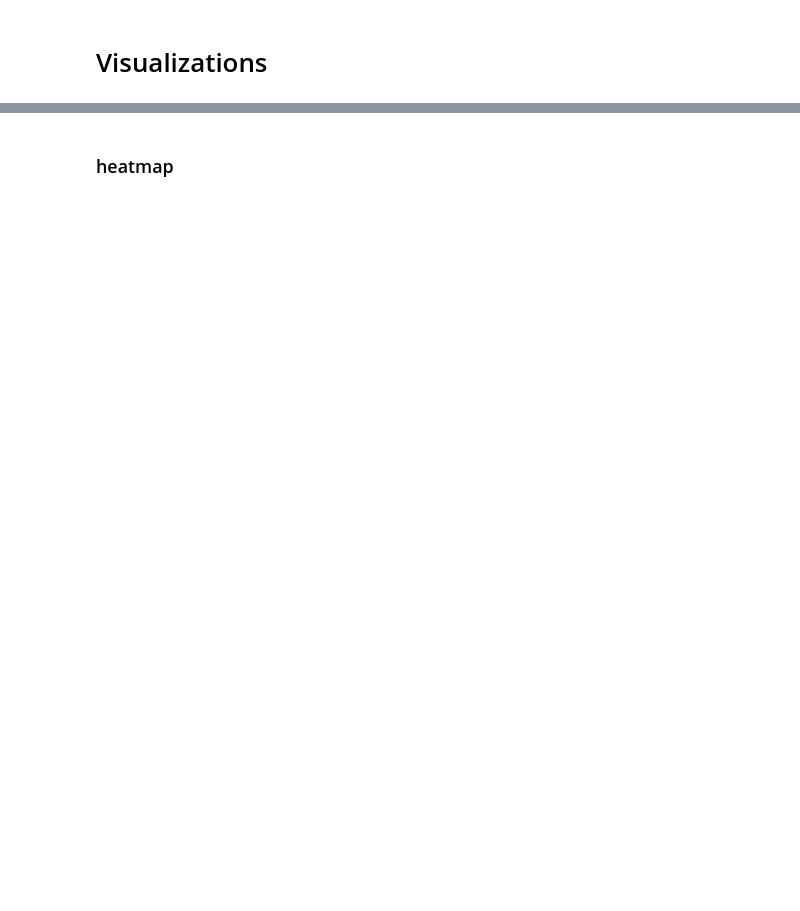
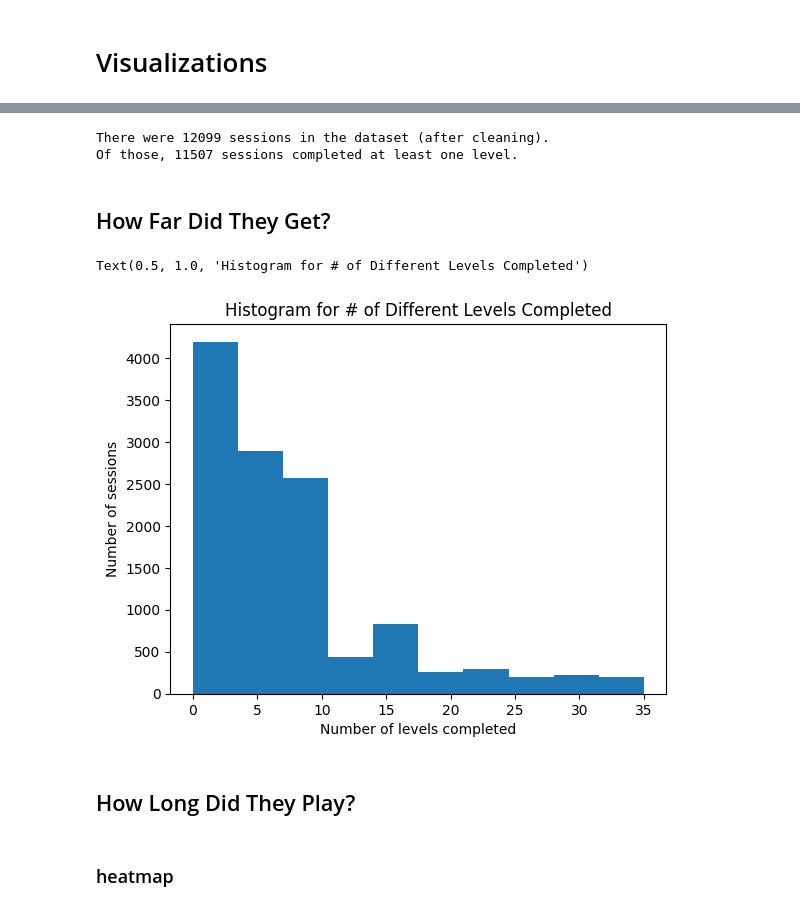
Before and after one commit to opengamedata/opengamedata-samples, a Jupyter notebook: WAVES/explore/Waves_explore_sessions.ipynb, the cells around one changed output, grey strips where cells are left out. Drawn from its saved outputs; the diff is of its cells as text; code cells hidden in the pictures; blank space fills up the shorter version.

```diff
--- a/WAVES/explore/Waves_explore_sessions.ipynb
+++ b/WAVES/explore/Waves_explore_sessions.ipynb
@@ -349,0 +382,5 @@ for i, j in zip(bigoutliers[0], bigoutliers[1]):
+# %%
+# Not just "how many played at all", but "how many played and completed at least one level", or "played at least one minute."
+level_completion_columns = df_session[df_session.columns[df_session.columns.str.endswith("Completed")]]
+
+level_completion_columns["TotalLevelsCompleted"] = level_completion_columns.sum(axis=1)
@@ -350,2 +393,19 @@ for i, j in zip(bigoutliers[0], bigoutliers[1]):
+# %%
+print(f"There were {df_session.shape[0]} sessions in the dataset (after cleaning).\nOf those, {level_completion_columns[level_completion_columns['TotalLevelsCompleted'] >= 1].shape[0]} sessions completed at least one level.")
+# %% [output]
+There were 12099 sessions in the dataset (after cleaning).
+Of those, 11507 sessions completed at least one level.
+# %% [markdown]
+## How Far Did They Get?
+# %%
+plt.hist(level_completion_columns["TotalLevelsCompleted"])
+plt.xlabel("Number of levels completed")
+plt.ylabel("Number of sessions")
+plt.title("Histogram for # of Different Levels Completed")
+# %% [output]
+Text(0.5, 1.0, 'Histogram for # of Different Levels Completed')
+[figure, added]
+# %% [markdown]
+## How Long Did They Play?
 # %% [markdown]
 ### heatmap
```
Also changed, not shown: parts of 45 cells of this notebook.
